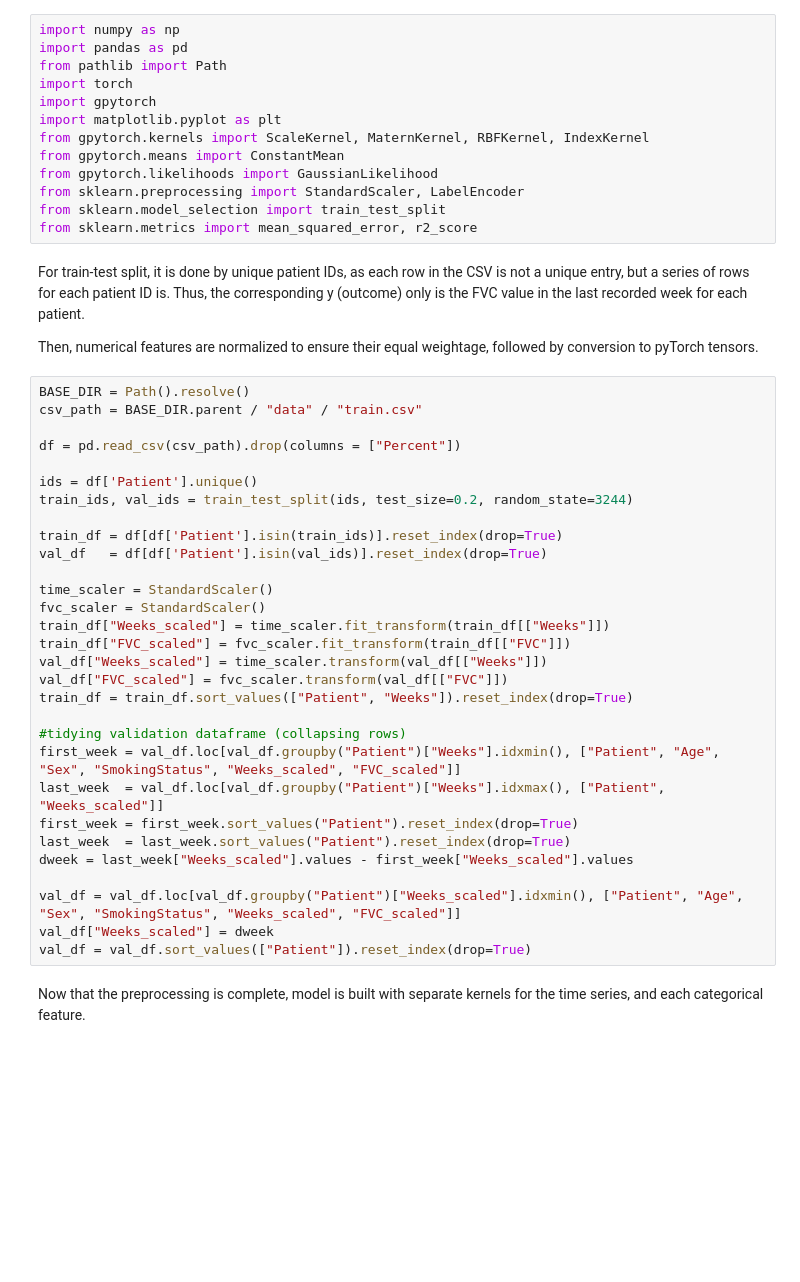
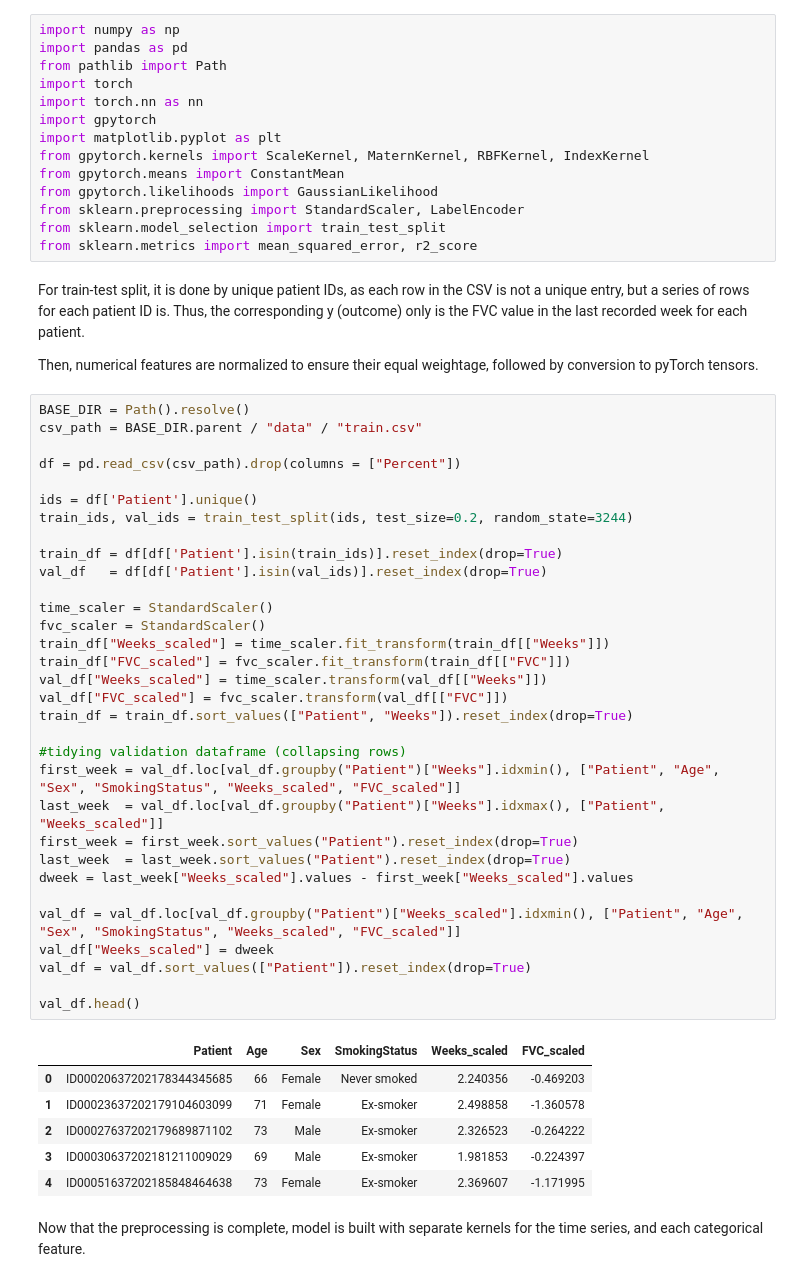
Before and after one commit to unfulw/pulmonary_fibrosis, a Jupyter notebook: Multimodal_probabilistic_model_fusion/gaussian_process.ipynb, the cells around one changed output. Saved outputs shown, nothing was run; the diff lists cells and outputs as text; blank space fills up the shorter version.

```diff
--- a/Multimodal_probabilistic_model_fusion/gaussian_process.ipynb
+++ b/Multimodal_probabilistic_model_fusion/gaussian_process.ipynb
@@ -5,6 +5,7 @@ import numpy as np
 import pandas as pd
 from pathlib import Path
 import torch
+import torch.nn as nn
 import gpytorch
 import matplotlib.pyplot as plt
 from gpytorch.kernels import ScaleKernel, MaternKernel, RBFKernel, IndexKernel
@@ -20,32 +21,41 @@ Then, numerical features are normalized to ensure their equal weightage, followe
 # %%
 BASE_DIR = Path().resolve()
 csv_path = BASE_DIR.parent / "data" / "train.csv"
 
 df = pd.read_csv(csv_path).drop(columns = ["Percent"])
 
 ids = df['Patient'].unique()
 train_ids, val_ids = train_test_split(ids, test_size=0.2, random_state=3244)
 
 train_df = df[df['Patient'].isin(train_ids)].reset_index(drop=True)
 val_df   = df[df['Patient'].isin(val_ids)].reset_index(drop=True)
 
 time_scaler = StandardScaler()
 fvc_scaler = StandardScaler()
 train_df["Weeks_scaled"] = time_scaler.fit_transform(train_df[["Weeks"]])
 train_df["FVC_scaled"] = fvc_scaler.fit_transform(train_df[["FVC"]])
 val_df["Weeks_scaled"] = time_scaler.transform(val_df[["Weeks"]])
 val_df["FVC_scaled"] = fvc_scaler.transform(val_df[["FVC"]])
 train_df = train_df.sort_values(["Patient", "Weeks"]).reset_index(drop=True)
 
 #tidying validation dataframe (collapsing rows)
 first_week = val_df.loc[val_df.groupby("Patient")["Weeks"].idxmin(), ["Patient", "Age", "Sex", "SmokingStatus", "Weeks_scaled", "FVC_scaled"]]
 last_week  = val_df.loc[val_df.groupby("Patient")["Weeks"].idxmax(), ["Patient", "Weeks_scaled"]]
 first_week = first_week.sort_values("Patient").reset_index(drop=True)
 last_week  = last_week.sort_values("Patient").reset_index(drop=True)
 dweek = last_week["Weeks_scaled"].values - first_week["Weeks_scaled"].values
 
 val_df = val_df.loc[val_df.groupby("Patient")["Weeks_scaled"].idxmin(), ["Patient", "Age", "Sex", "SmokingStatus", "Weeks_scaled", "FVC_scaled"]]
 val_df["Weeks_scaled"] = dweek
 val_df = val_df.sort_values(["Patient"]).reset_index(drop=True)
+
+val_df.head()
+# %% [output]
+|  | Patient | Age | Sex | SmokingStatus | Weeks_scaled | FVC_scaled |
+| 0 | ID00020637202178344345685 | 66 | Female | Never smoked | 2.240356 | -0.469203 |
+| 1 | ID00023637202179104603099 | 71 | Female | Ex-smoker | 2.498858 | -1.360578 |
+| 2 | ID00027637202179689871102 | 73 | Male | Ex-smoker | 2.326523 | -0.264222 |
+| 3 | ID00030637202181211009029 | 69 | Male | Ex-smoker | 1.981853 | -0.224397 |
+| 4 | ID00051637202185848464638 | 73 | Female | Ex-smoker | 2.369607 | -1.171995 |
 # %% [markdown]
 Now that the preprocessing is complete, model is built with separate kernels for the time series, and each categorical feature.
```
Also changed, not shown: parts of 7 cells of this notebook, 2 other files.
